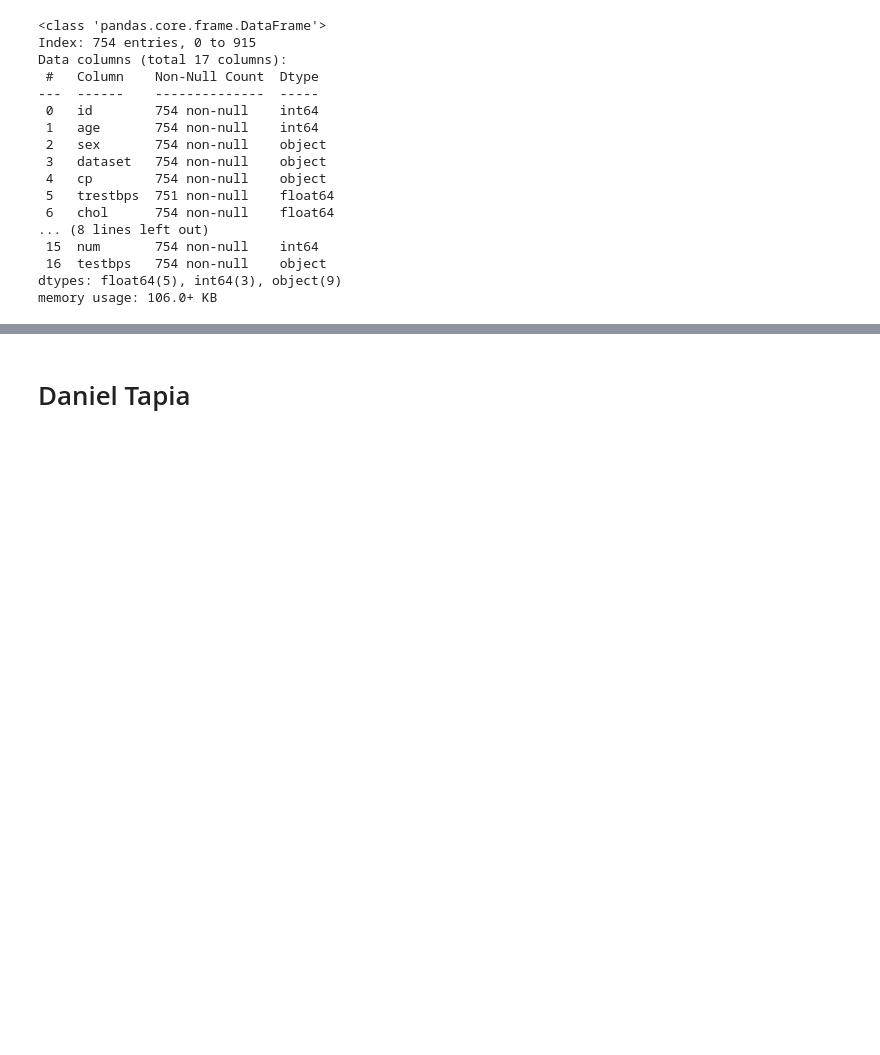
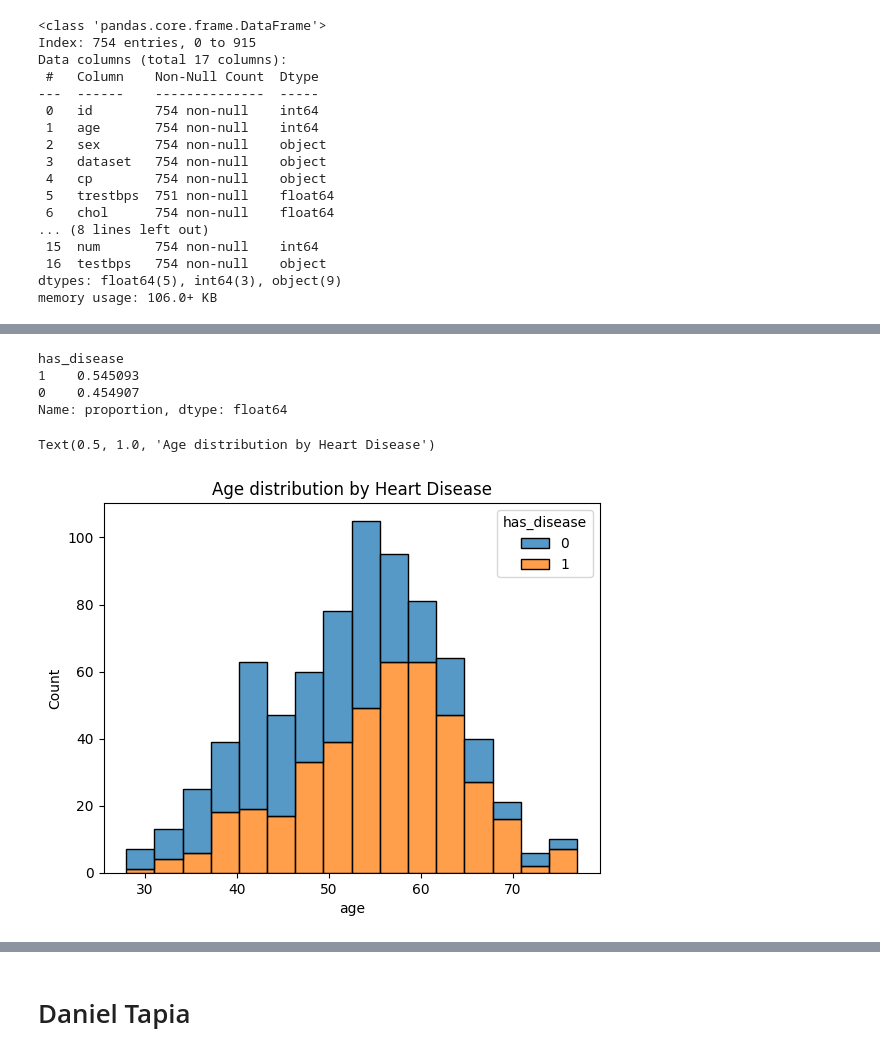
Before and after one commit to davprog9/Heart-Disease-Liklehood-Analysis, a Jupyter notebook: Analysis.ipynb, the cells around one changed output, grey strips where cells are left out. Saved outputs shown, nothing was run; the diff lists cells and outputs as text; code cells hidden in the pictures; blank space fills up the shorter version.

Commit message:
Completed question 1 'Does age or gender affect the liklihood of heart disease ?'

```diff
--- a/Analysis.ipynb
+++ b/Analysis.ipynb
@@ -203,3 +204,7 @@ Data columns (total 17 columns):
  16  testbps   754 non-null    object
 dtypes: float64(5), int64(3), object(9)
 memory usage: 106.0+ KB
+# %%
+# Adding a new column of patients having a heart disease
+data["has_disease"] = (data["num"] > 0).astype(int)
+data["has_disease"]
@@ -205,0 +224,13 @@ memory usage: 106.0+ KB
+# %%
+data["has_disease"].value_counts(normalize=True)
+# %% [output]
+has_disease
+1    0.545093
+0    0.454907
+Name: proportion, dtype: float64
+# %%
+sns.histplot( x='age', hue='has_disease', data=data, multiple='stack')
+plt.title("Age distribution by Heart Disease")
+# %% [output]
+Text(0.5, 1.0, 'Age distribution by Heart Disease')
+[figure, added]
```
Also changed, not shown: parts of 8 cells of this notebook.
